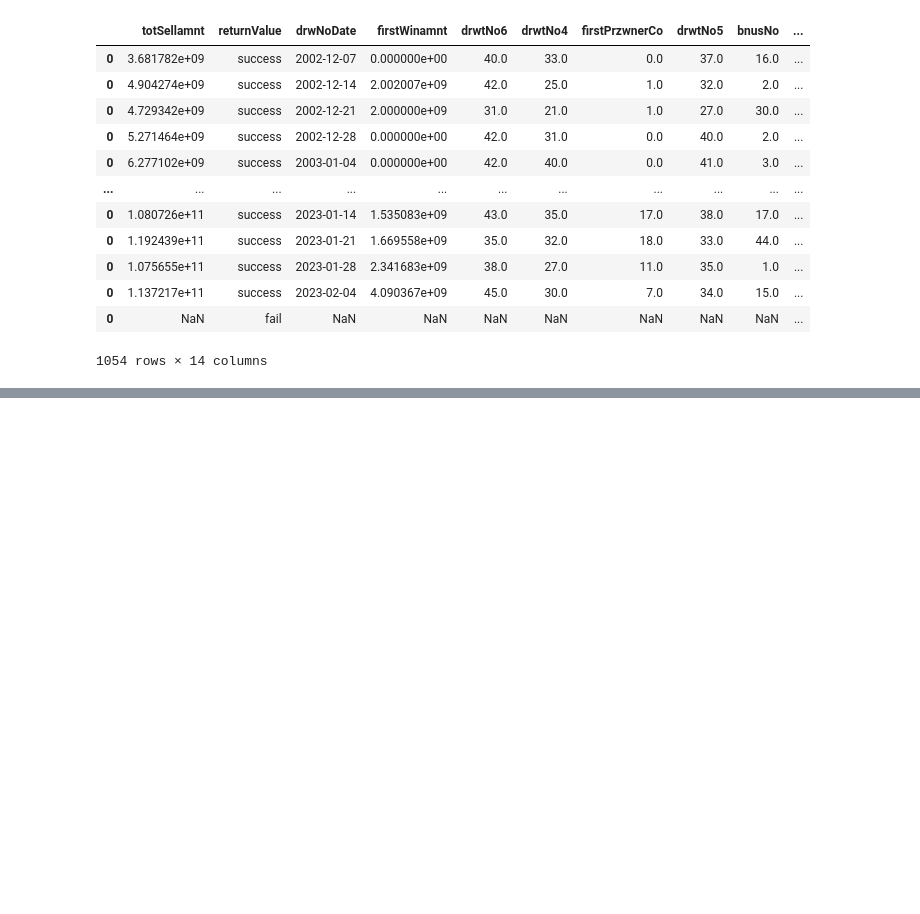
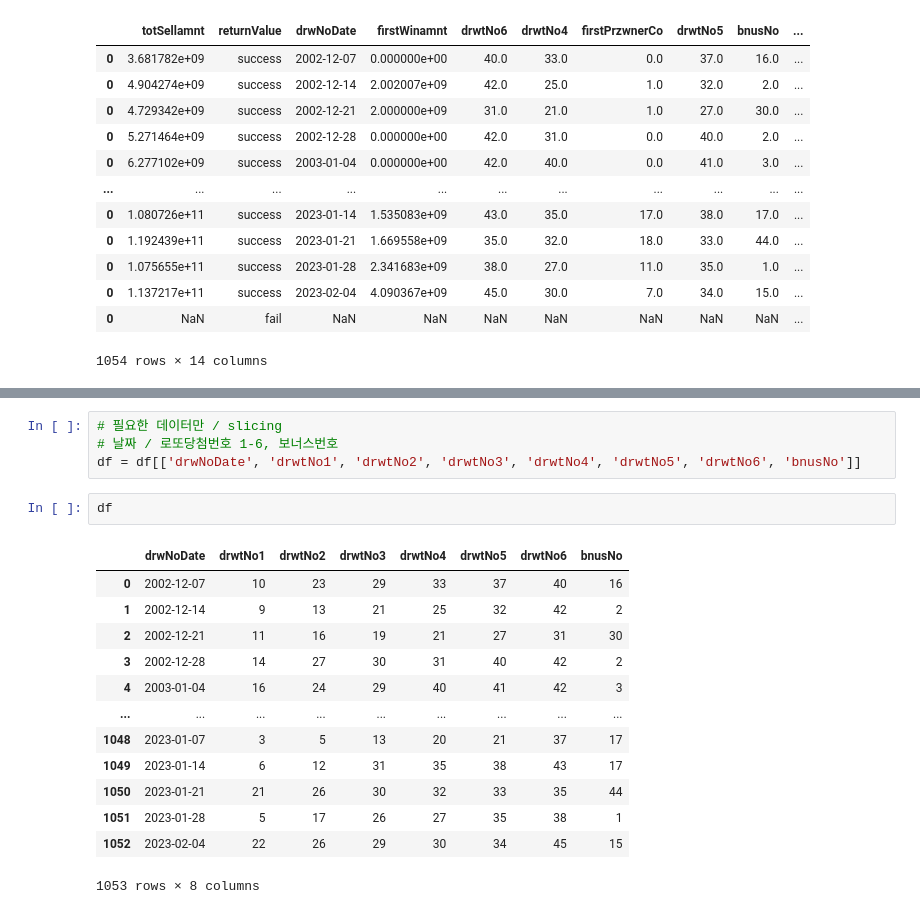
Before and after one commit to obilige/lotto, a Jupyter notebook: analysis.ipynb, the cells around one changed output, grey strips where cells are left out. Cells and saved outputs as stored; diff of their text form; blank space fills up the shorter version.

```diff
--- a/analysis.ipynb
+++ b/analysis.ipynb
@@ -188,0 +277,20 @@ def add_data():
+# %%
+# 필요한 데이터만 / slicing
+# 날짜 / 로또당첨번호 1-6, 보너스번호
+df = df[['drwNoDate', 'drwtNo1', 'drwtNo2', 'drwtNo3', 'drwtNo4', 'drwtNo5', 'drwtNo6', 'bnusNo']]
+# %%
+df
+# %% [output]
+|  | drwNoDate | drwtNo1 | drwtNo2 | drwtNo3 | drwtNo4 | drwtNo5 | drwtNo6 | bnusNo |
+| 0 | 2002-12-07 | 10 | 23 | 29 | 33 | 37 | 40 | 16 |
+| 1 | 2002-12-14 | 9 | 13 | 21 | 25 | 32 | 42 | 2 |
+| 2 | 2002-12-21 | 11 | 16 | 19 | 21 | 27 | 31 | 30 |
+| 3 | 2002-12-28 | 14 | 27 | 30 | 31 | 40 | 42 | 2 |
+| 4 | 2003-01-04 | 16 | 24 | 29 | 40 | 41 | 42 | 3 |
+| ... | ... | ... | ... | ... | ... | ... | ... | ... |
+| 1048 | 2023-01-07 | 3 | 5 | 13 | 20 | 21 | 37 | 17 |
+| 1049 | 2023-01-14 | 6 | 12 | 31 | 35 | 38 | 43 | 17 |
+| 1050 | 2023-01-21 | 21 | 26 | 30 | 32 | 33 | 35 | 44 |
+| 1051 | 2023-01-28 | 5 | 17 | 26 | 27 | 35 | 38 | 1 |
+| 1052 | 2023-02-04 | 22 | 26 | 29 | 30 | 34 | 45 | 15 |
+1053 rows × 8 columns
```
Also changed, not shown: parts of 60 cells of this notebook, 1 other file.
